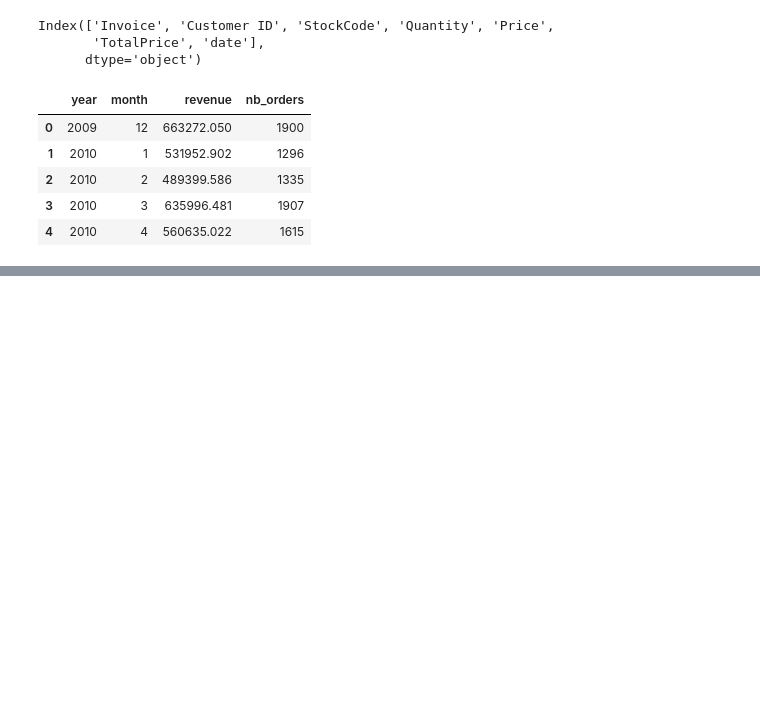
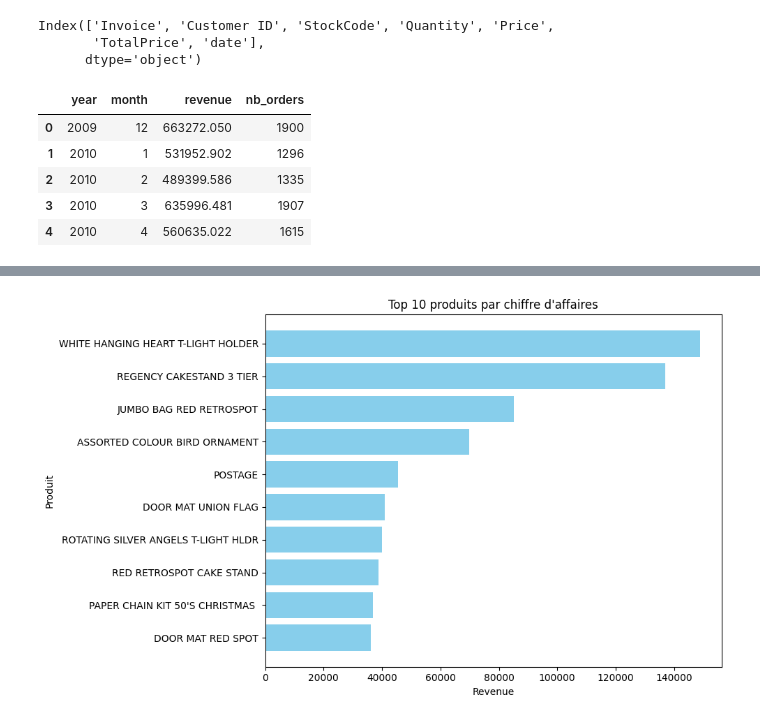
Before and after one commit to Christopher2023/ecommerce-data-analysis, a Jupyter notebook: notebooks/01_eploration.ipynb, the cells around one changed output, grey strips where cells are left out. Cells and saved outputs as stored; diff of their text form; code cells hidden in the pictures; blank space fills up the shorter version.

```diff
--- a/notebooks/01_eploration.ipynb
+++ b/notebooks/01_eploration.ipynb
@@ -528,0 +554,16 @@ df_monthly.head()
+# %%
+# Récupérer le CA par produit
+df_product = con.execute("""
+SELECT
+    p.stockcode,
+    p.description,
+    SUM(f.totalprice) AS revenue
+FROM fact_sales f
+JOIN dim_products p
+ON f.stockcode = p.stockcode
+GROUP BY p.stockcode, p.description
+ORDER BY revenue DESC
+LIMIT 10
+""").df()
+
+df_product.head
@@ -528,0 +582,11 @@ df_monthly.head()
+# %%
+plt.figure(figsize=(10,6))
+plt.barh(df_product['Description'], df_product['revenue'], color='skyblue')
+plt.xlabel("Revenue")
+plt.ylabel("Produit")
+plt.title("Top 10 produits par chiffre d'affaires")
+plt.gca().invert_yaxis()  # Pour que le meilleur soit en haut
+plt.tight_layout()
+plt.show()
+# %% [output]
+[figure, added]
```
Also changed, not shown: parts of 10 cells of this notebook, 2 other files.
